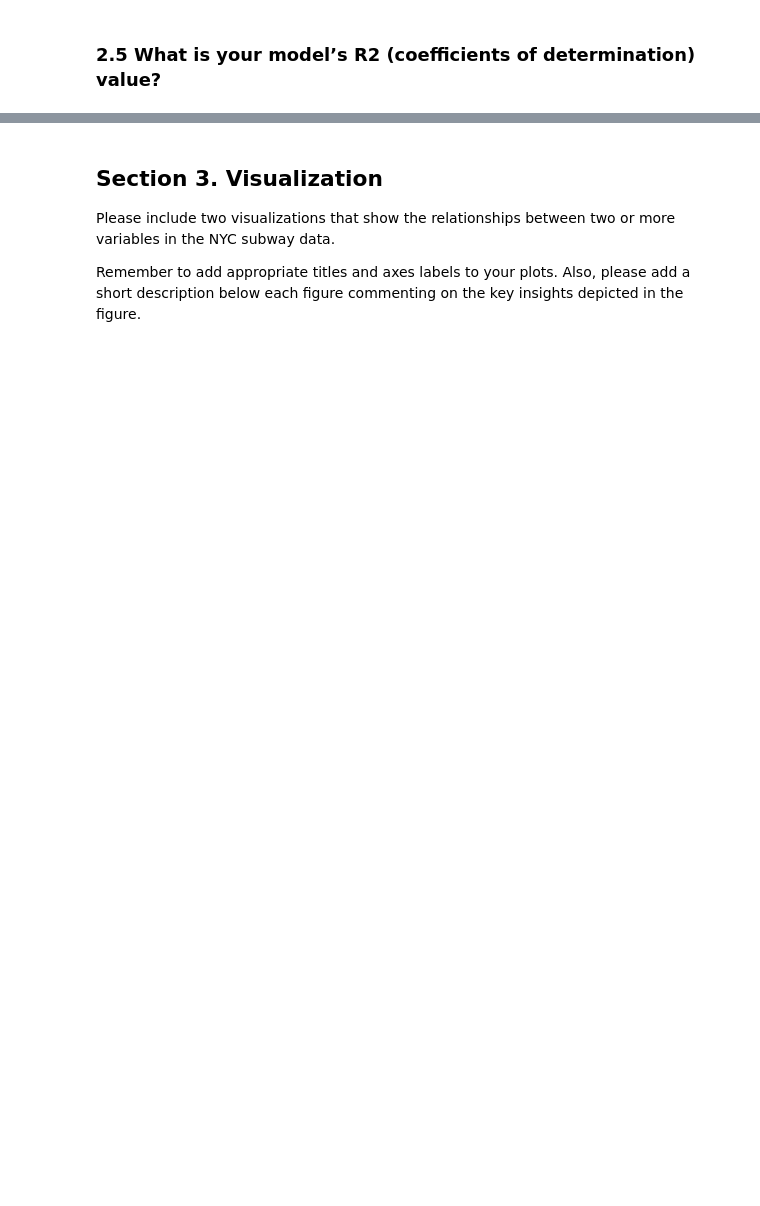
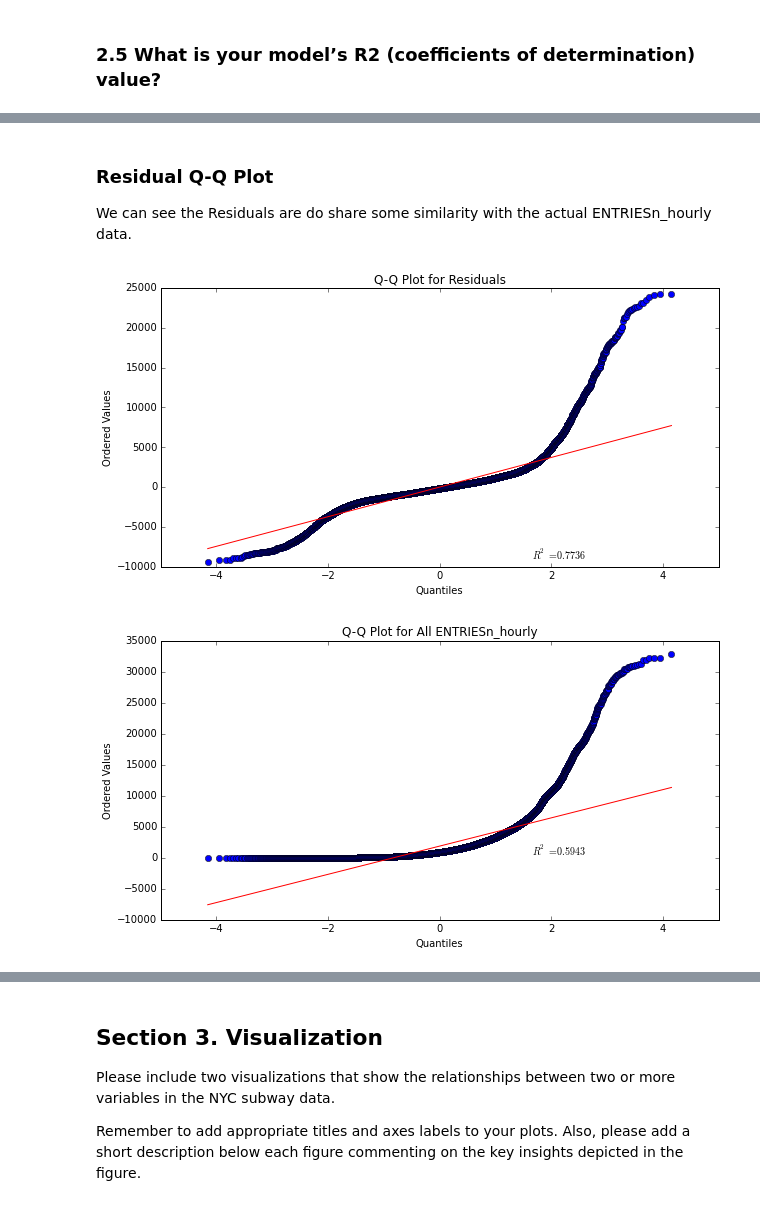
Before and after one commit to craignicholson/P2-1, a Jupyter notebook: Data_Analyst_ND_Project2.ipynb, the cells around one changed output, grey strips where cells are left out. Saved outputs shown, nothing was run; the diff lists cells and outputs as text; code cells hidden in the pictures; blank space fills up the shorter version.

```diff
--- a/Data_Analyst_ND_Project2.ipynb
+++ b/Data_Analyst_ND_Project2.ipynb
@@ -586,0 +713,15 @@ plt.ylabel('Freqeuncy')
+# %% [markdown]
+### Residual Q-Q Plot
+
+We can see the Residuals are do share some similarity with the actual ENTRIESn_hourly data.
+# %%
+stats.probplot(residuals, dist="norm", plot=pylab)
+pylab.title('Q-Q Plot for Residuals')
+pylab.show()
+
+stats.probplot(df['ENTRIESn_hourly'], dist="norm", plot=pylab)
+pylab.title('Q-Q Plot for All ENTRIESn_hourly')
+pylab.show()
+# %% [output]
+[figure, added]
+[figure, added]
```
Also changed, not shown: parts of 67 cells of this notebook.
